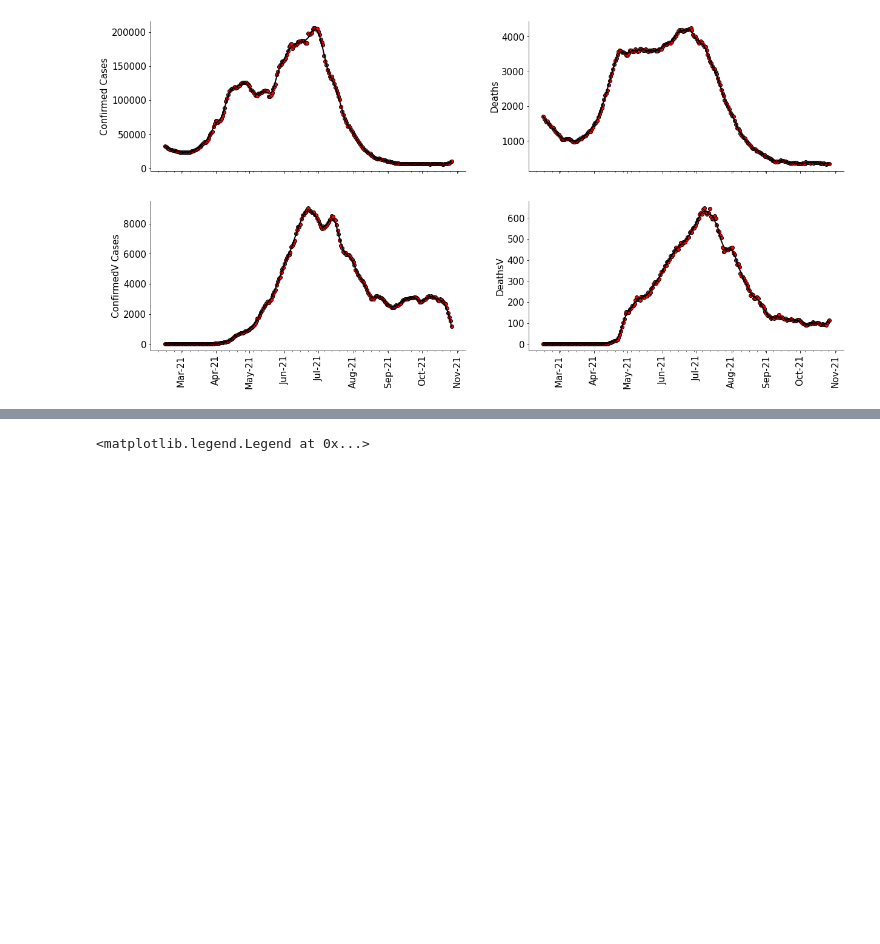
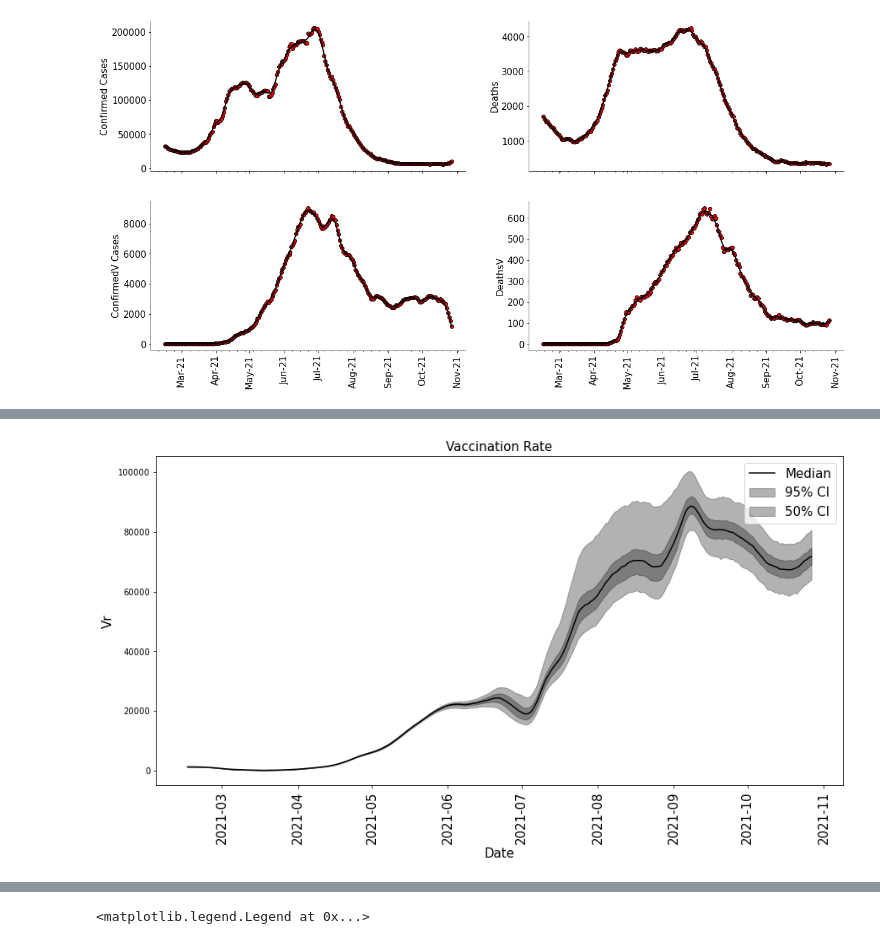
Before and after one commit to Juanmontenegro99/Covid19_Agg, a Jupyter notebook: models/inference_agg_vaccines_model.ipynb, the cells around one changed output, grey strips where cells are left out. Saved outputs shown, nothing was run; the diff lists cells and outputs as text; code cells hidden in the pictures; blank space fills up the shorter version.

```diff
--- a/models/inference_agg_vaccines_model.ipynb
+++ b/models/inference_agg_vaccines_model.ipynb
@@ -513,3 +520,21 @@ plt.show()
+# %%
+df_Vr     = create_df_response(param_time[2,:,:], time=num_steps, dates =dates_assimilation)
+fig, ax = plt.subplots(1, 1, figsize=(12.5, 7.2))
+
+ax.plot(df_Vr.index.values, df_Vr["median"], color='k', label='Median')
+ax.fill_between(df_Vr.index.values, df_Vr["high_95"], df_Vr["low_95"], color='k', alpha=0.3, label='95% CI')
+ax.fill_between(df_Vr.index.values, df_Vr["high_50"], df_Vr["low_50"], color='k', alpha=0.3, label='50% CI')
+
+ax.tick_params( which='both', axis='x', labelrotation=90, labelsize=15)
+ax.set_xlabel("Date", fontsize=15)
+ax.set_ylabel(r"Vr", fontsize=15)
+ax.set_title(r"Vaccination Rate", fontsize=15)
+ax.legend(fontsize=15, loc='best')
+plt.tight_layout()
+# plt.ylim(0.2)
+plt.show()
+# %% [output]
+[figure, added]
 # %%
 confirmed_post_all    = obs_post_all[0,:,:,:]
 deaths_post_all       = obs_post_all[1,:,:,:]
```
Also changed, not shown: parts of 14 cells of this notebook, 7 other files.
